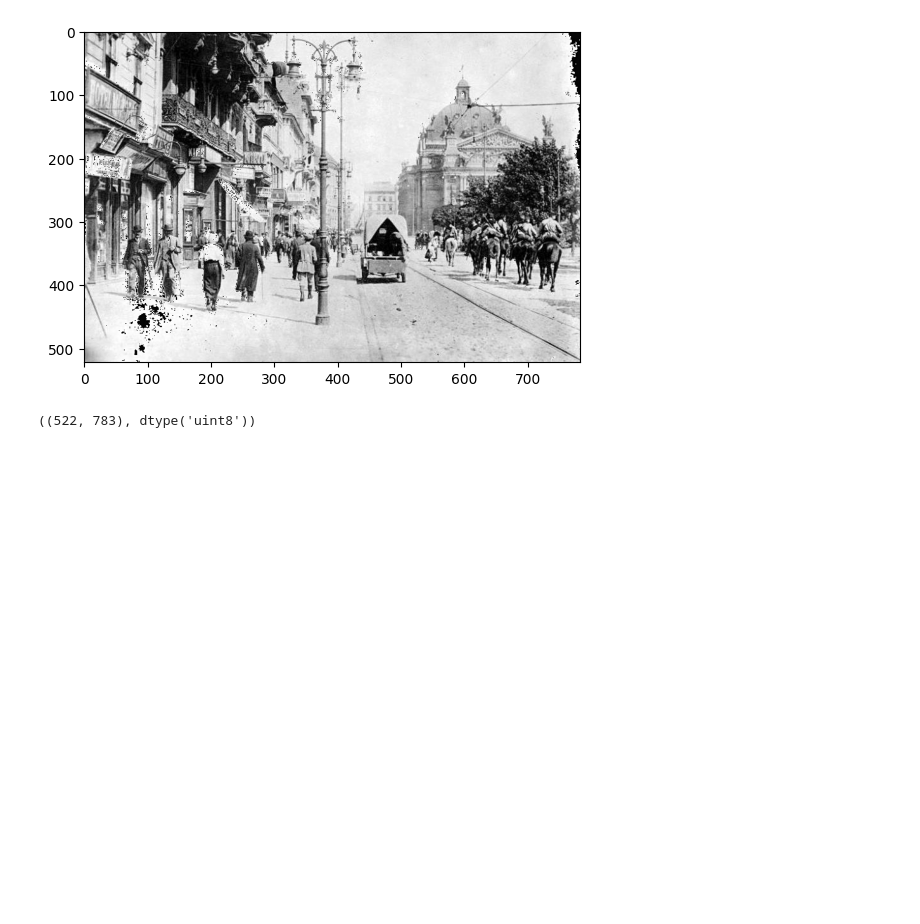
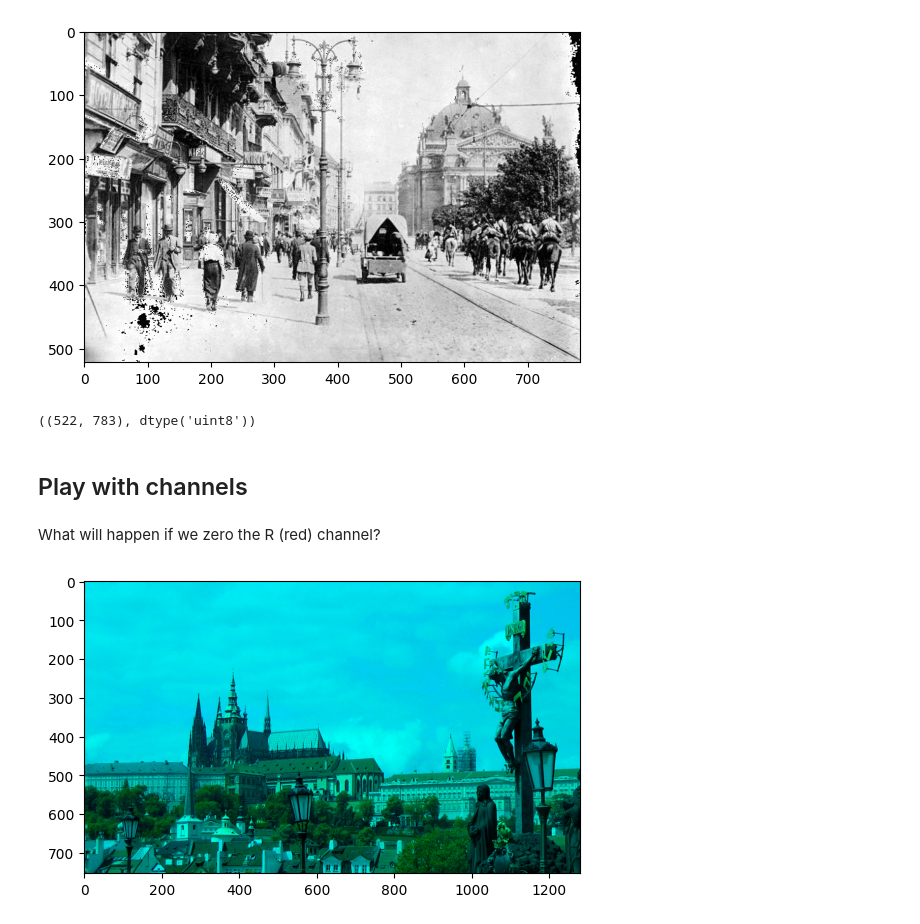
Before and after one commit to Hubert1225/New-Numpy-Matplotlib-examples, a Jupyter notebook: part-3-image-processing/1-analysis-and-edge-detection.ipynb, the cells around one changed output. Saved outputs shown, nothing was run; the diff lists cells and outputs as text; code cells hidden in the pictures; blank space fills up the shorter version.

```diff
--- a/part-3-image-processing/1-analysis-and-edge-detection.ipynb
+++ b/part-3-image-processing/1-analysis-and-edge-detection.ipynb
@@ -43,3 +46,17 @@ plt.imshow(lviv, cmap='gray')
 lviv.shape, lviv.dtype
 # %% [output]
 ((522, 783), dtype('uint8'))
+# %% [markdown]
+## Play with channels
+# %%
+def zero_channel(img: np.ndarray, channel_idx: int) -> np.ndarray:
+    img_copy = img.copy()
+    img_copy[:, :, channel_idx] = 0
+    return img_copy
+# %% [markdown]
+What will happen if we zero the R (red) channel?
+# %%
+prague_red_zero = zero_channel(prague, 0)
+plt.imshow(prague_red_zero);
+# %% [output]
+[figure, added]
```
Also changed, not shown: parts of 22 cells of this notebook.
